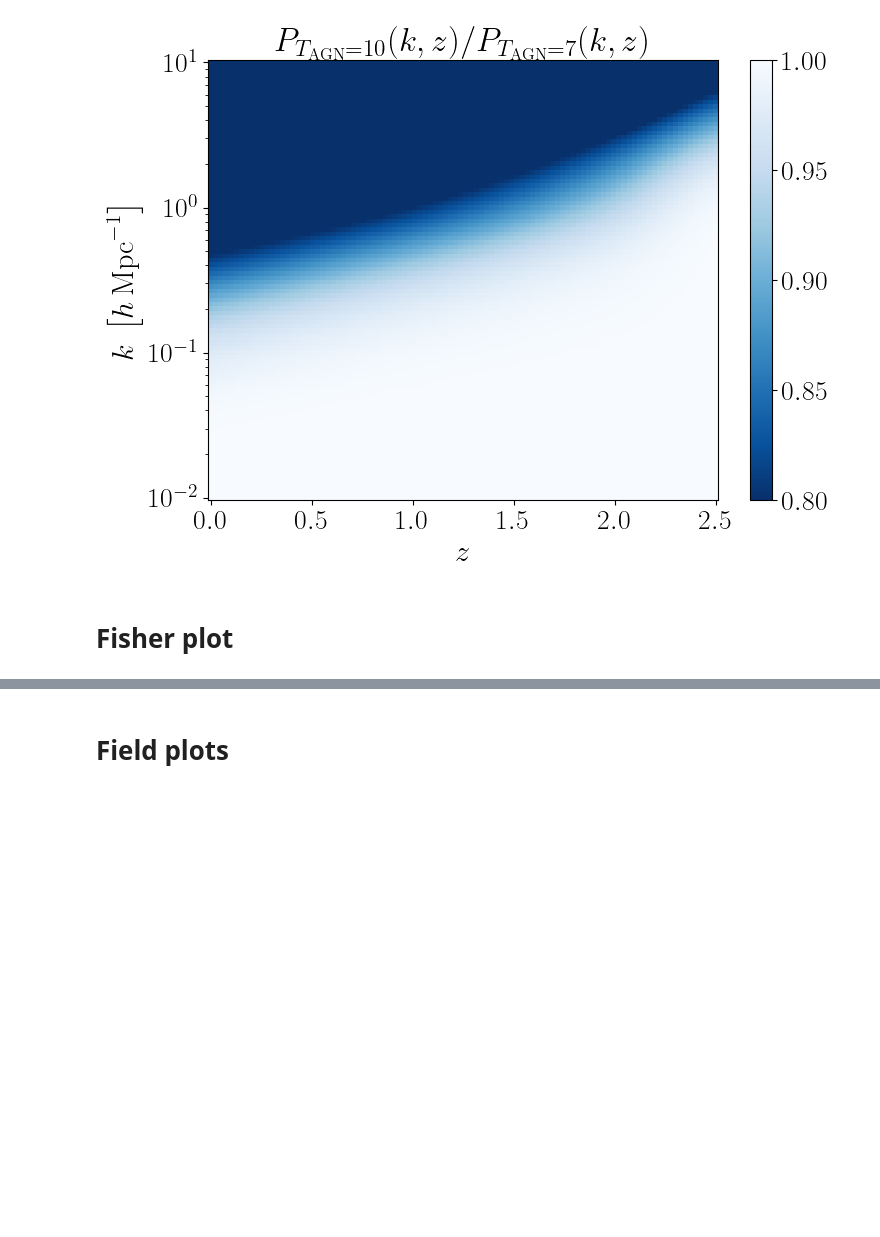
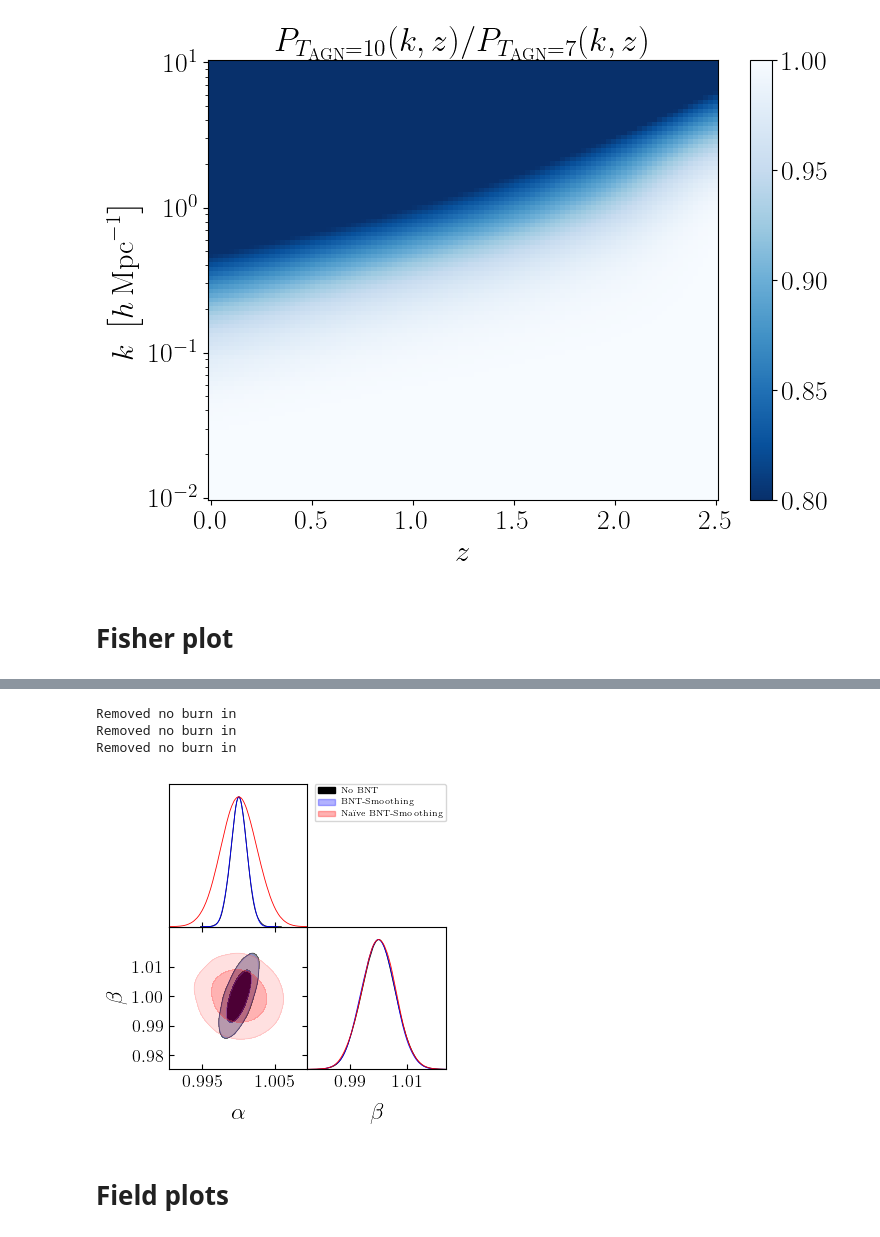
Before and after one commit to pltaylor16/BNTSmooth, a Jupyter notebook: results_1.ipynb, the cells around one changed output, grey strips where cells are left out. Cells and saved outputs as stored; diff of their text form; code cells hidden in the pictures; blank space fills up the shorter version.

```diff
--- a/results_1.ipynb
+++ b/results_1.ipynb
@@ -203,3 +204,56 @@ Removed no burn in
+# %%
+#no smooth
+import numpy as np
+from getdist import MCSamples, plots
+
+# --- Load Fisher matrices ---
+fisher_nobnt = np.load("results/baseline/fisher_b7_nobnt_not_naive.npy")
+fisher_bnt_naive = np.load("results/baseline/fisher_b7_bnt_naive.npy")
+fisher_bnt_smooth = np.load("results/baseline/fisher_b7_bnt_not_naive.npy")
+
+
+# --- Fiducial point ---
+theta_fid = np.array([1.0, 1.0])
+cov_nobnt = np.linalg.inv(fisher_nobnt)
+cov_bnt_naive = np.linalg.inv(fisher_bnt_naive)
+cov_bnt_smooth = np.linalg.inv(fisher_bnt_smooth)
+
+
+# --- Draw samples ---
+samples_nobnt = np.random.multivariate_normal(theta_fid, cov_nobnt, size=10_000)
+samples_bnt_naive = np.random.multivariate_normal(theta_fid, cov_bnt_naive, size=10_000)
+samples_bnt_smooth = np.random.multivariate_normal(theta_fid, cov_bnt_smooth, size=10_000)
+
+
+
+# --- Prepare GetDist samples ---
+names = ["alpha", "beta"]
+labels = [r"\alpha", r"\beta"]
+g_nobnt = MCSamples(samples=samples_nobnt, names=names, labels=labels, label="No BNT")
+g_bnt_naive = MCSamples(samples=samples_bnt_naive, names=names, labels=labels, label=r"Na\"ive BNT-Smoothing")
+g_bnt_smooth = MCSamples(samples=samples_bnt_smooth, names=names, labels=labels, label="BNT-Smoothing")
+
+
+
+# --- Plot ---
+# --- Plot with custom settings ---
+gplt = plots.get_subplot_plotter()
+gplt.settings.axes_fontsize = 16        # Axis tick labels
+gplt.settings.lab_fontsize = 20         # Axis labels
+gplt.settings.legend_fontsize = 9
+gplt.settings.alpha_filled_add = 0.3    # Increase transparency (lower value = more transparent)
+
+gplt.triangle_plot(
+    [g_nobnt, g_bnt_smooth, g_bnt_naive],
+    filled=True,
+    contour_colors=["black", "blue", "red"]
+)
+gplt.export("plots/fisher_alpha_beta_comparison.pdf")
+# %% [output]
+Removed no burn in
+Removed no burn in
+Removed no burn in
+[figure, added]
 # %% [markdown]
 # Field plots
 # %% [markdown]
```
Also changed, not shown: parts of 1 cell of this notebook.
